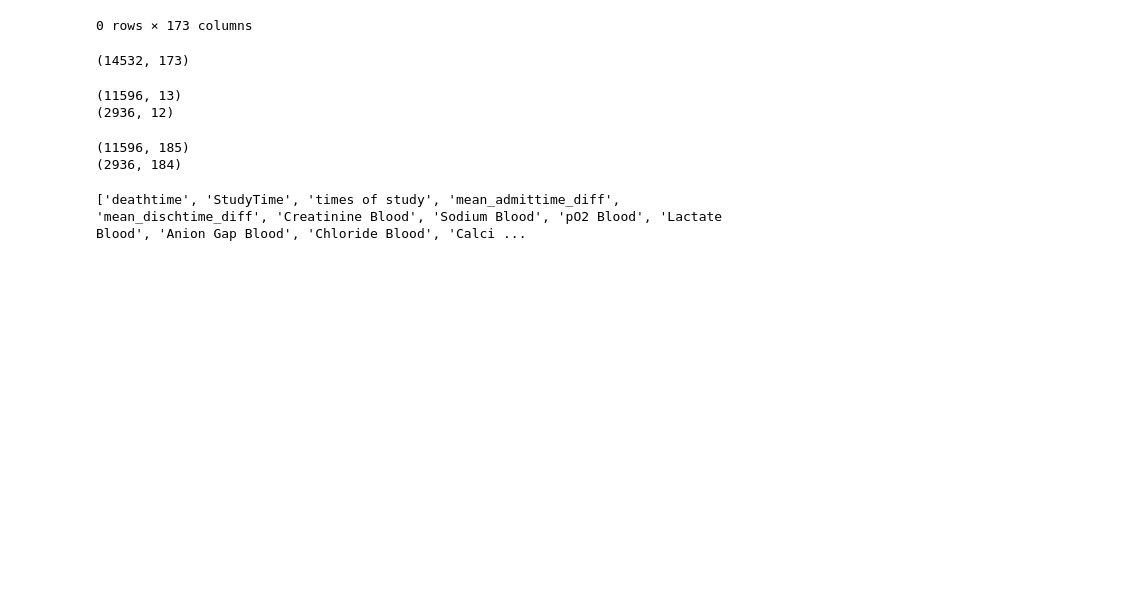
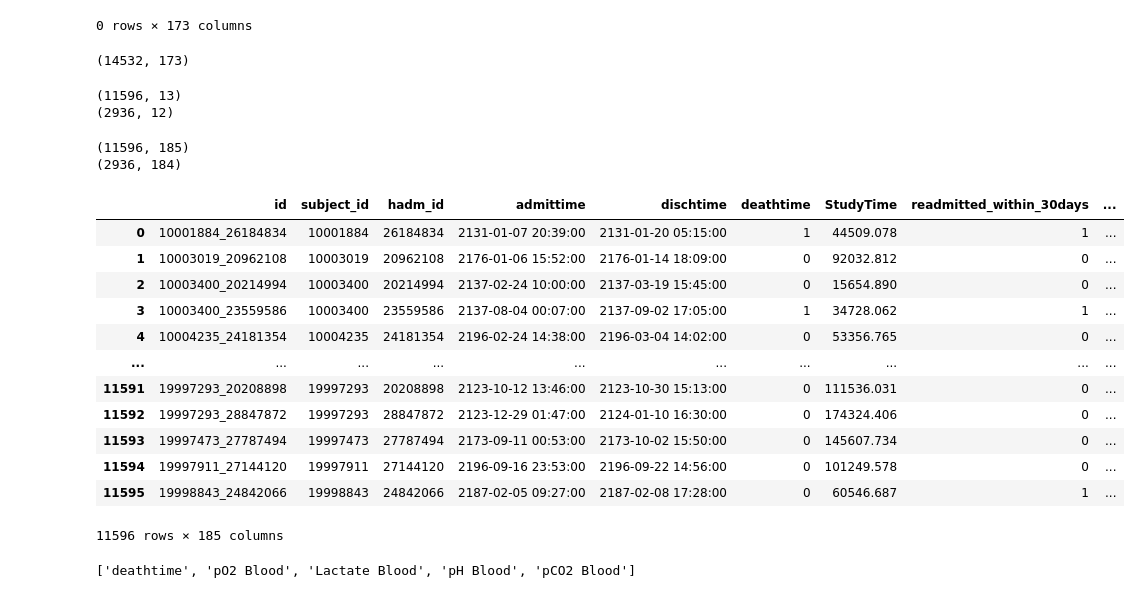
Before and after one commit to zxyao5148/STAT3612_2023_1A_GroupProject, a Jupyter notebook: RNN_Transformer/Data_prerocess.ipynb, the cells around one changed output. Saved outputs shown, nothing was run; the diff lists cells and outputs as text; code cells hidden in the pictures; blank space fills up the shorter version.

```diff
--- a/RNN_Transformer/Data_prerocess.ipynb
+++ b/RNN_Transformer/Data_prerocess.ipynb
@@ -155,3 +155,19 @@ print(df_test.shape)
 # %% [output]
 (11596, 185)
 (2936, 184)
+# %%
+df_train
+# %% [output]
+|  | id | subject_id | hadm_id | admittime | dischtime | deathtime | StudyTime | readmitted_within_30days | ... |
+| 0 | 10001884_26184834 | 10001884 | 26184834 | 2131-01-07 20:39:00 | 2131-01-20 05:15:00 | 1 | 44509.078 | 1 | ... |
+| 1 | 10003019_20962108 | 10003019 | 20962108 | 2176-01-06 15:52:00 | 2176-01-14 18:09:00 | 0 | 92032.812 | 0 | ... |
+| 2 | 10003400_20214994 | 10003400 | 20214994 | 2137-02-24 10:00:00 | 2137-03-19 15:45:00 | 0 | 15654.890 | 0 | ... |
+| 3 | 10003400_23559586 | 10003400 | 23559586 | 2137-08-04 00:07:00 | 2137-09-02 17:05:00 | 1 | 34728.062 | 1 | ... |
+| 4 | 10004235_24181354 | 10004235 | 24181354 | 2196-02-24 14:38:00 | 2196-03-04 14:02:00 | 0 | 53356.765 | 0 | ... |
+| ... | ... | ... | ... | ... | ... | ... | ... | ... | ... |
+| 11591 | 19997293_20208898 | 19997293 | 20208898 | 2123-10-12 13:46:00 | 2123-10-30 15:13:00 | 0 | 111536.031 | 0 | ... |
+| 11592 | 19997293_28847872 | 19997293 | 28847872 | 2123-12-29 01:47:00 | 2124-01-10 16:30:00 | 0 | 174324.406 | 0 | ... |
+| 11593 | 19997473_27787494 | 19997473 | 27787494 | 2173-09-11 00:53:00 | 2173-10-02 15:50:00 | 0 | 145607.734 | 0 | ... |
+| 11594 | 19997911_27144120 | 19997911 | 27144120 | 2196-09-16 23:53:00 | 2196-09-22 14:56:00 | 0 | 101249.578 | 0 | ... |
+| 11595 | 19998843_24842066 | 19998843 | 24842066 | 2187-02-05 09:27:00 | 2187-02-08 17:28:00 | 0 | 60546.687 | 1 | ... |
+11596 rows × 185 columns
@@ -163,7 +191,7 @@ correlation_matrix = df_train.corr()
 target_correlation = correlation_matrix['readmitted_within_30days']
 
 # Set the threshold for high correlation
-threshold = 0.1  # You can adjust this threshold as needed
+threshold = 0.2  # You can adjust this threshold as needed
 
 # Filter the features with high correlation
 highly_correlated_features = target_correlation[abs(target_correlation) > threshold].index.tolist()
@@ -174,7 +202,7 @@ highly_correlated_features = [feature for feature in highly_correlated_features
 # Print the names of highly correlated features
 print(highly_correlated_features)
 # %% [output]
-['deathtime', 'StudyTime', 'times of study', 'mean_admittime_diff', 'mean_dischtime_diff', 'Creatinine Blood', 'Sodium Blood', 'pO2 Blood', 'Lactate Blood', 'Anion Gap Blood', 'Chloride Blood', 'Calci ...
+['deathtime', 'pO2 Blood', 'Lactate Blood', 'pH Blood', 'pCO2 Blood']
 # %%
 # corr > 0.7: death time
 # corr > 0.3: pO2 Blood
```
Also changed, not shown: parts of 3 cells of this notebook.
